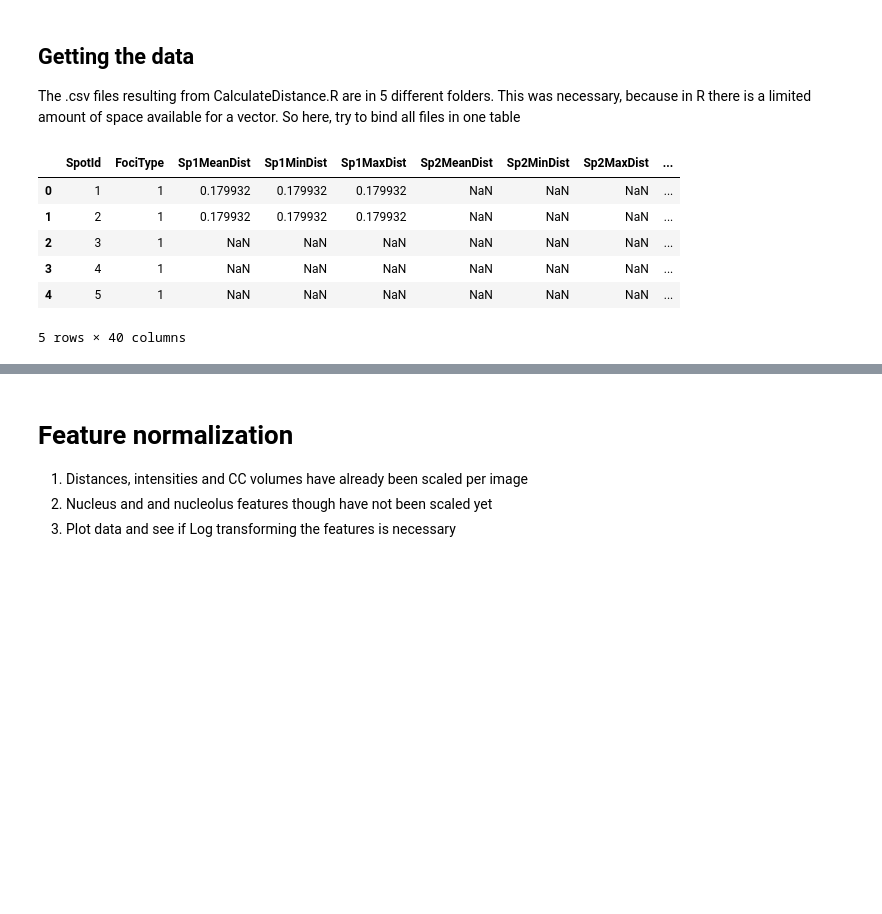
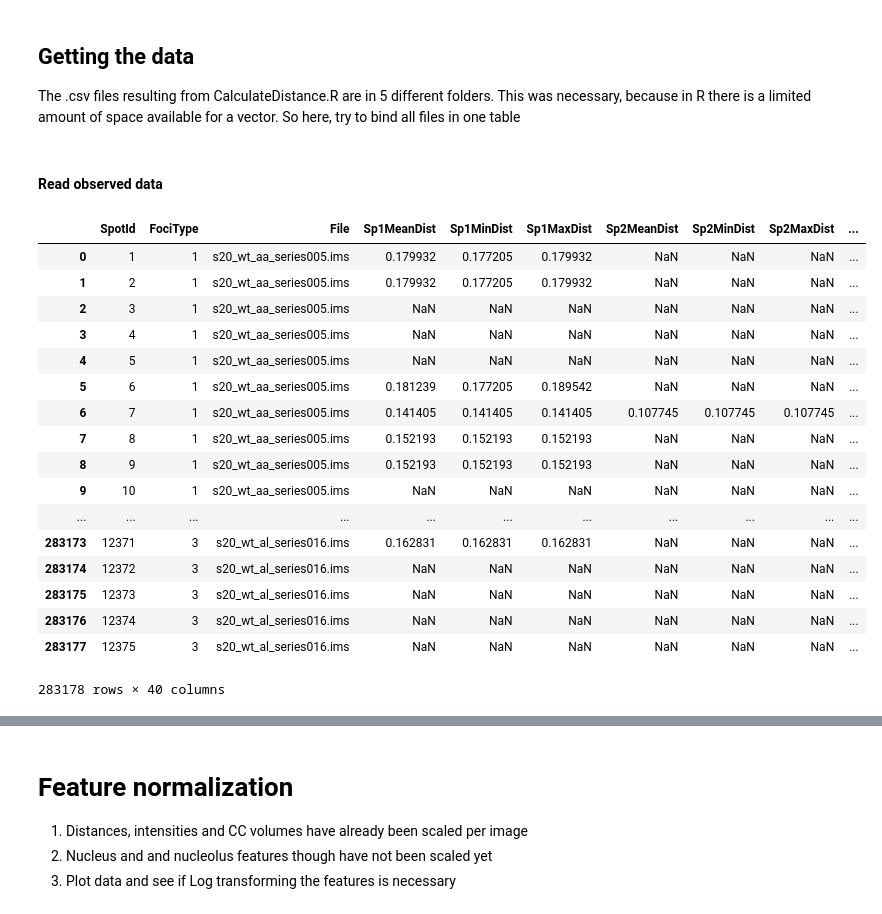
Before and after one commit to Menigedegna/Point-Pattern-Analysis, a Jupyter notebook: MachineLearningRNADistribution.ipynb, the cells around one changed output, grey strips where cells are left out. Cells and saved outputs as stored; diff of their text form; code cells hidden in the pictures; blank space fills up the shorter version.

```diff
--- a/MachineLearningRNADistribution.ipynb
+++ b/MachineLearningRNADistribution.ipynb
@@ -61,16 +67,30 @@ from scipy import stats
 The .csv files resulting from CalculateDistance.R are in 5 different folders.
 This was necessary, because in R there is a limited amount of space available for a vector.
 So here, try to bind all files in one table
+# %% [markdown]
+#### Read observed data
 # %%
-FilePath = "Z:/Result0309/s20_Wt/"+str(1)+"/XTCountSpotPerShell_Result/MLResult.csv"
-Result = pd.read_csv(FilePath)
-Result.head()
+FilePath = "/home/nani/smb4k/BOTSERV4.UZH.CH/gr_ug_ext/mashen2/Result0309/s20_Wt/1/XTCountSpotPerShell_Result/MLResult.csv"
+features = pd.read_csv(FilePath)
-# %% [output]
-|  | SpotId | FociType | Sp1MeanDist | Sp1MinDist | Sp1MaxDist | Sp2MeanDist | Sp2MinDist | Sp2MaxDist | ... |
-| 0 | 1 | 1 | 0.179932 | 0.179932 | 0.179932 | NaN | NaN | NaN | ... |
-| 1 | 2 | 1 | 0.179932 | 0.179932 | 0.179932 | NaN | NaN | NaN | ... |
-| 2 | 3 | 1 | NaN | NaN | NaN | NaN | NaN | NaN | ... |
-| 3 | 4 | 1 | NaN | NaN | NaN | NaN | NaN | NaN | ... |
-| 4 | 5 | 1 | NaN | NaN | NaN | NaN | NaN | NaN | ... |
-5 rows × 40 columns
+# %%
+features
+# %% [output]
+|  | SpotId | FociType | File | Sp1MeanDist | Sp1MinDist | Sp1MaxDist | Sp2MeanDist | Sp2MinDist | Sp2MaxDist | ... |
+| 0 | 1 | 1 | s20_wt_aa_series005.ims | 0.179932 | 0.177205 | 0.179932 | NaN | NaN | NaN | ... |
+| 1 | 2 | 1 | s20_wt_aa_series005.ims | 0.179932 | 0.177205 | 0.179932 | NaN | NaN | NaN | ... |
+| 2 | 3 | 1 | s20_wt_aa_series005.ims | NaN | NaN | NaN | NaN | NaN | NaN | ... |
+| 3 | 4 | 1 | s20_wt_aa_series005.ims | NaN | NaN | NaN | NaN | NaN | NaN | ... |
+| 4 | 5 | 1 | s20_wt_aa_series005.ims | NaN | NaN | NaN | NaN | NaN | NaN | ... |
+| 5 | 6 | 1 | s20_wt_aa_series005.ims | 0.181239 | 0.177205 | 0.189542 | NaN | NaN | NaN | ... |
+| 6 | 7 | 1 | s20_wt_aa_series005.ims | 0.141405 | 0.141405 | 0.141405 | 0.107745 | 0.107745 | 0.107745 | ... |
+| 7 | 8 | 1 | s20_wt_aa_series005.ims | 0.152193 | 0.152193 | 0.152193 | NaN | NaN | NaN | ... |
+| 8 | 9 | 1 | s20_wt_aa_series005.ims | 0.152193 | 0.152193 | 0.152193 | NaN | NaN | NaN | ... |
+| 9 | 10 | 1 | s20_wt_aa_series005.ims | NaN | NaN | NaN | NaN | NaN | NaN | ... |
+| ... | ... | ... | ... | ... | ... | ... | ... | ... | ... | ... |
+| 283173 | 12371 | 3 | s20_wt_al_series016.ims | 0.162831 | 0.162831 | 0.162831 | NaN | NaN | NaN | ... |
+| 283174 | 12372 | 3 | s20_wt_al_series016.ims | NaN | NaN | NaN | NaN | NaN | NaN | ... |
+| 283175 | 12373 | 3 | s20_wt_al_series016.ims | NaN | NaN | NaN | NaN | NaN | NaN | ... |
+| 283176 | 12374 | 3 | s20_wt_al_series016.ims | NaN | NaN | NaN | NaN | NaN | NaN | ... |
+| 283177 | 12375 | 3 | s20_wt_al_series016.ims | NaN | NaN | NaN | NaN | NaN | NaN | ... |
+283178 rows × 40 columns
 # %%
```
Also changed, not shown: parts of 30 cells of this notebook.
